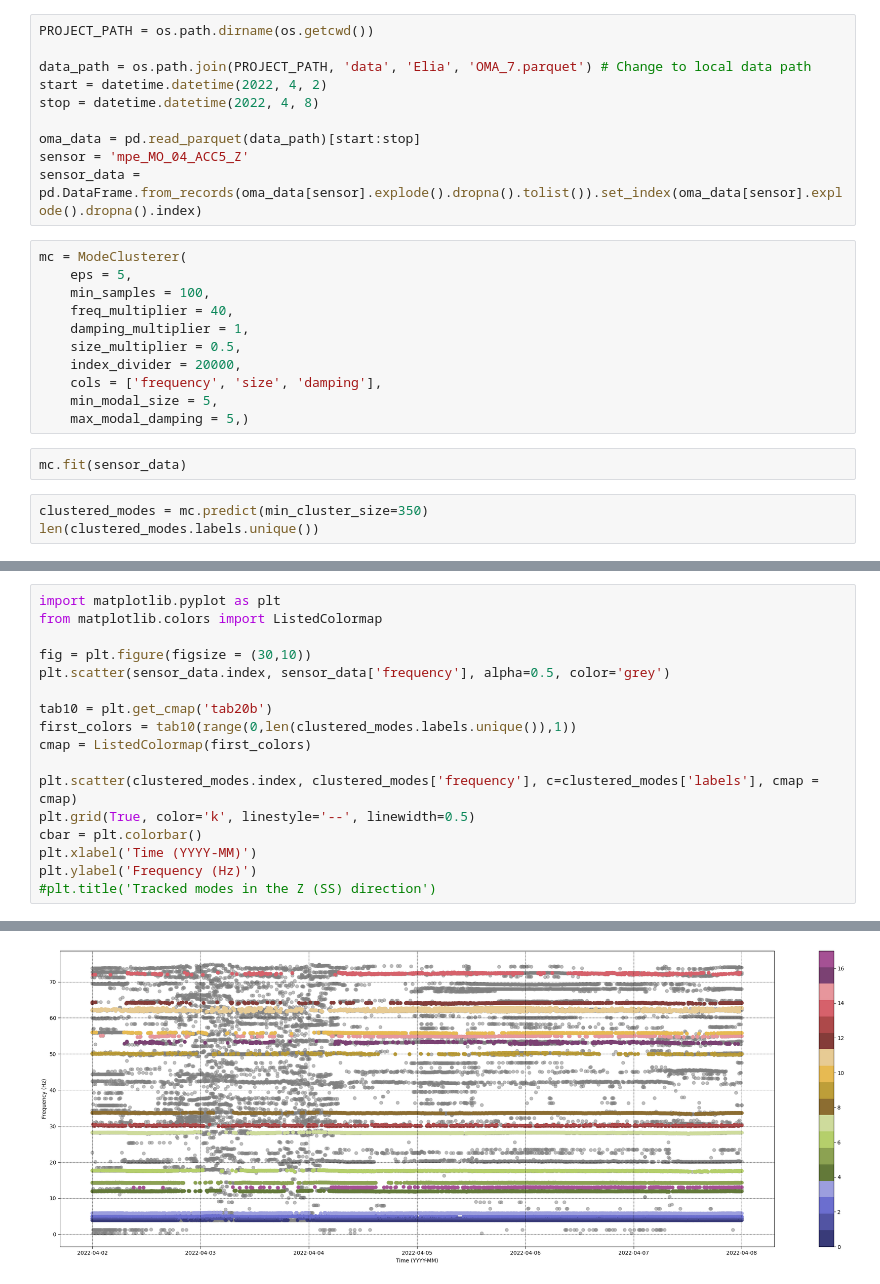
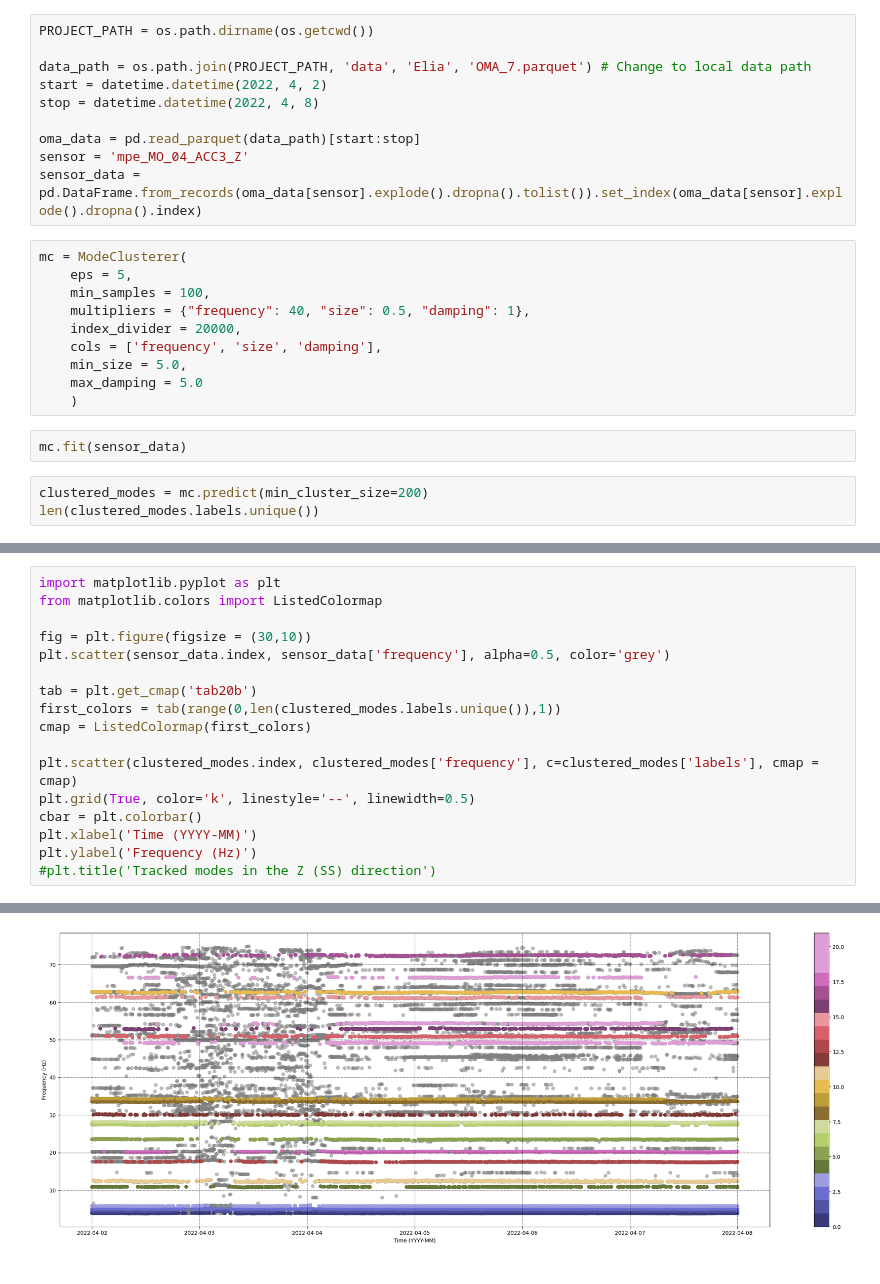
Before and after one commit to WEILMAX/oma_tracking, a Jupyter notebook: notebooks/oma_clustering.ipynb, the cells around one changed output, grey strips where cells are left out. Cells and saved outputs as stored; diff of their text form.

```diff
--- a/notebooks/oma_clustering.ipynb
+++ b/notebooks/oma_clustering.ipynb
@@ -18,22 +19,21 @@ start = datetime.datetime(2022, 4, 2)
 stop = datetime.datetime(2022, 4, 8)
 
 oma_data = pd.read_parquet(data_path)[start:stop]
-sensor = 'mpe_MO_04_ACC5_Z'
+sensor = 'mpe_MO_04_ACC3_Z'
 sensor_data = pd.DataFrame.from_records(oma_data[sensor].explode().dropna().tolist()).set_index(oma_data[sensor].explode().dropna().index)
 # %%
 mc = ModeClusterer(
     eps = 5,
     min_samples = 100,
-    freq_multiplier = 40,
-    damping_multiplier = 1,
-    size_multiplier = 0.5,
+    multipliers = {"frequency": 40, "size": 0.5, "damping": 1},
     index_divider = 20000,
     cols = ['frequency', 'size', 'damping'],
-    min_modal_size = 5,
-    max_modal_damping = 5,)
+    min_size = 5.0,
+    max_damping = 5.0
+    )
 # %%
 mc.fit(sensor_data)
 # %%
-clustered_modes = mc.predict(min_cluster_size=350)
+clustered_modes = mc.predict(min_cluster_size=200)
 len(clustered_modes.labels.unique())
 # %% [output]
@@ -41,20 +58,20 @@ len(clustered_modes.labels.unique())
 # %%
 import matplotlib.pyplot as plt
 from matplotlib.colors import ListedColormap
 
 fig = plt.figure(figsize = (30,10))
 plt.scatter(sensor_data.index, sensor_data['frequency'], alpha=0.5, color='grey')
 
-tab10 = plt.get_cmap('tab20b')
-first_colors = tab10(range(0,len(clustered_modes.labels.unique()),1))
+tab = plt.get_cmap('tab20b')
+first_colors = tab(range(0,len(clustered_modes.labels.unique()),1))
 cmap = ListedColormap(first_colors)
 
 plt.scatter(clustered_modes.index, clustered_modes['frequency'], c=clustered_modes['labels'], cmap = cmap)
 plt.grid(True, color='k', linestyle='--', linewidth=0.5)
 cbar = plt.colorbar()
 plt.xlabel('Time (YYYY-MM)')
 plt.ylabel('Frequency (Hz)')
 #plt.title('Tracked modes in the Z (SS) direction')
 # %% [output]
 Text(0, 0.5, 'Frequency (Hz)')
-[figure, old version]
+[figure, new version]
```
Also changed, not shown: parts of 10 cells of this notebook, 3 other files.
